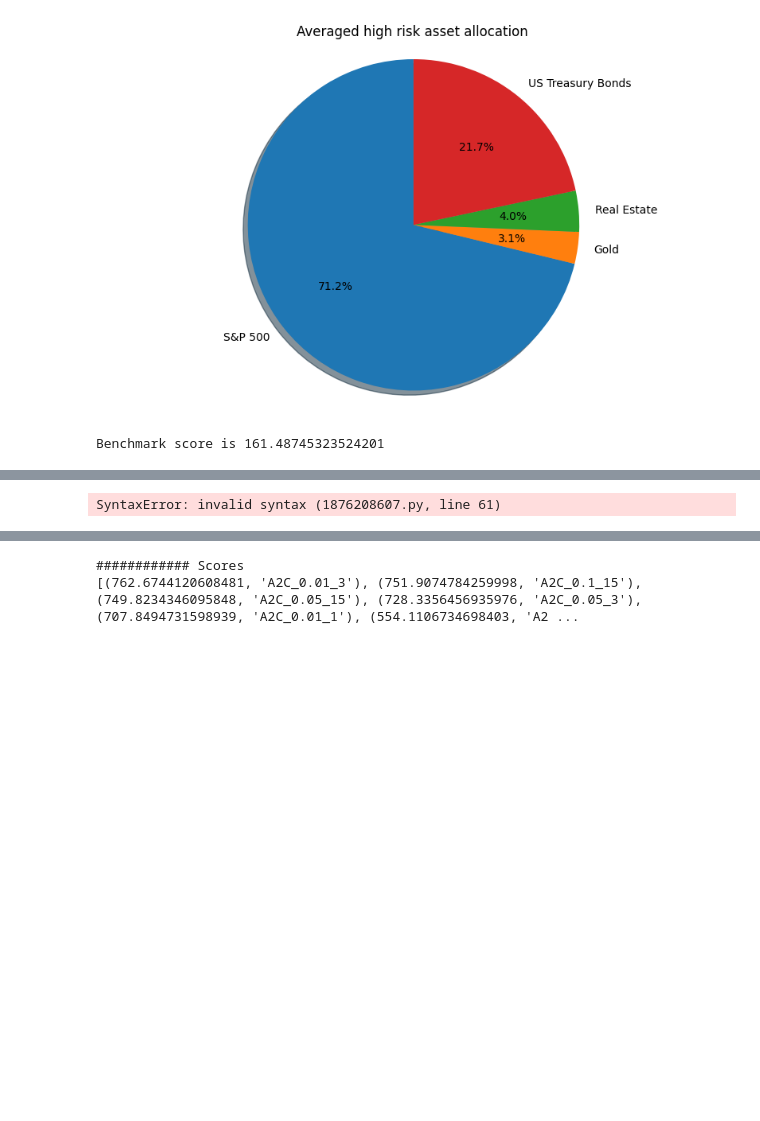
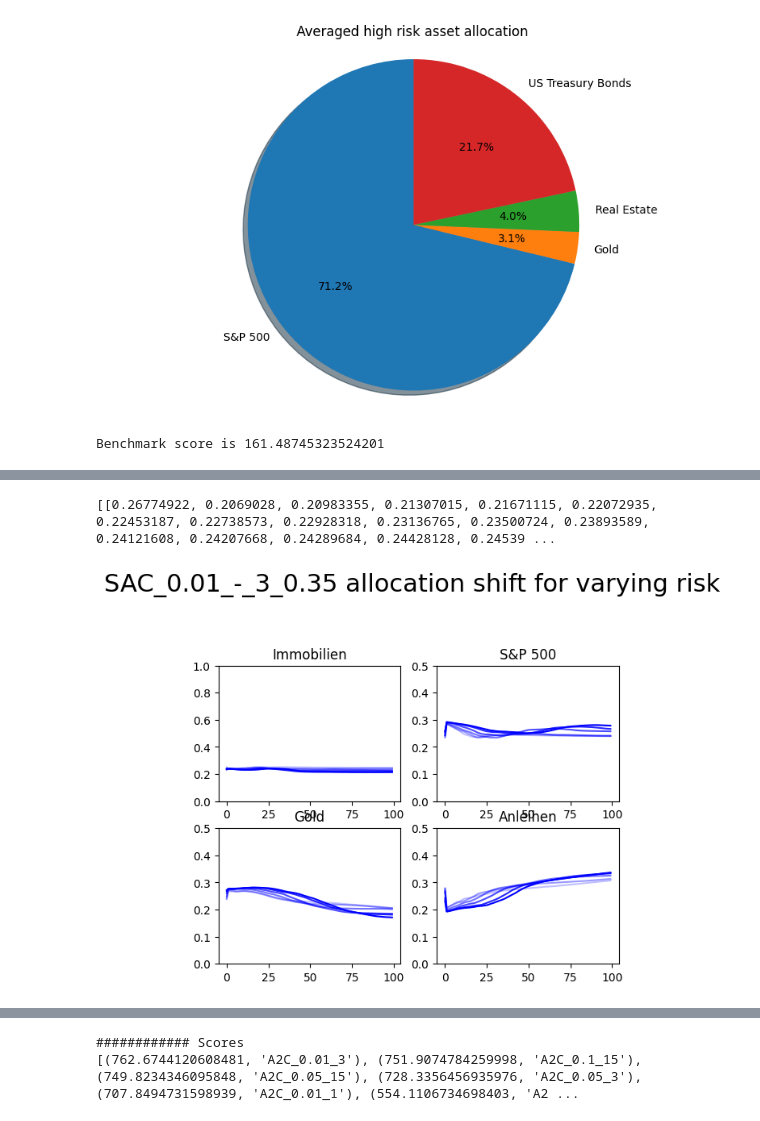
Before and after one commit to CriticalNameError/beastfolio, a Jupyter notebook: data_exploration.ipynb, the cells around one changed output, grey strips where cells are left out. Drawn from its saved outputs; the diff is of its cells as text; code cells hidden in the pictures; blank space fills up the shorter version.

```diff
--- a/data_exploration.ipynb
+++ b/data_exploration.ipynb
@@ -775,8 +769,8 @@ risk_actions_sp500 = []
 risk_actions_gold = []
 risk_actions_real_estate = []
 risk_actions_bonds = []
-mdls = ['A2C_0.0001_False_5','A2C_0.01_True_5',"SAC_0.01_-_30"]
-mdl=mdls[0]
+mdls = ['A2C_0.0001_False_5','SAC_0.01_-_3_0.35',"SAC_0.01_-_30"]
+mdl=mdls[1]
 for pit in [11, 20, 30, 40, 50, 57] :
 		#env.set_current_observation = i[1].values
 		try:
@@ -822,32 +816,33 @@ ax1.set_title("Immobilien")
 ax1.set_ylim([0, 1])
 
 ax2 = plt.subplot(2, 2, 2)
 i = 0
 for pit in [11, 20, 30, 40, 50, 57]:
 	plt.plot(range(0,100), risk_actions_sp500[i], color=(0,0,1, 0.25 + i * 0.15 ))
 	i += 1
 ax2.set_title("S&P 500")
 ax2.set_ylim([0, .5])
 
 ax3 = plt.subplot(2, 2, 3)
 i = 0
 for pit in [11, 20, 30, 40, 50, 57]:
 	plt.plot(range(0,100), risk_actions_gold[i], color=(0,0,1, 0.25 + i * 0.15 ))
 	i += 1
 ax3.set_title("Gold")
 ax3.set_ylim([0, .5])
 
 ax4 = plt.subplot(2, 2, 4)
 i = 0
 for pit in [11, 20, 30, 40, 50, 57]:
 	plt.plot(range(0,100), risk_actions_bonds[i], color=(0,0,1, 0.25 + i * 0.15 ))
 	i += 1
 ax4.set_title("Anleihen")
 ax4.set_ylim([0, .5])
 
 fig.suptitle('{} allocation shift for varying risk'.format(mdl), fontsize=22, y=1.12)
 plt.savefig('{}_scatter_risk_dep_allocs.pdf'.format(mdl), bbox_inches='tight' )
 plt.show()
 # %% [output]
-SyntaxError: invalid syntax (1876208607.py, line 61)
+[[0.26774922, 0.2069028, 0.20983355, 0.21307015, 0.21671115, 0.22072935, 0.22453187, 0.22738573, 0.22928318, 0.23136765, 0.23500724, 0.23893589, 0.24121608, 0.24207668, 0.24289684, 0.24428128, 0.24539 ...
+[figure, added]
 # %%
```
Also changed, not shown: parts of 14 cells of this notebook, 2 other files.
